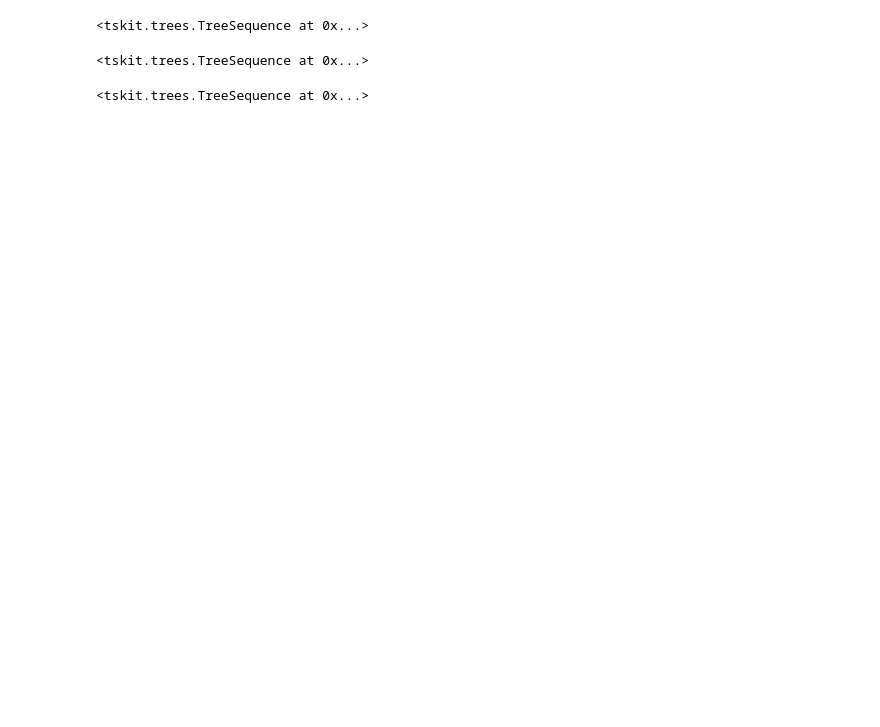
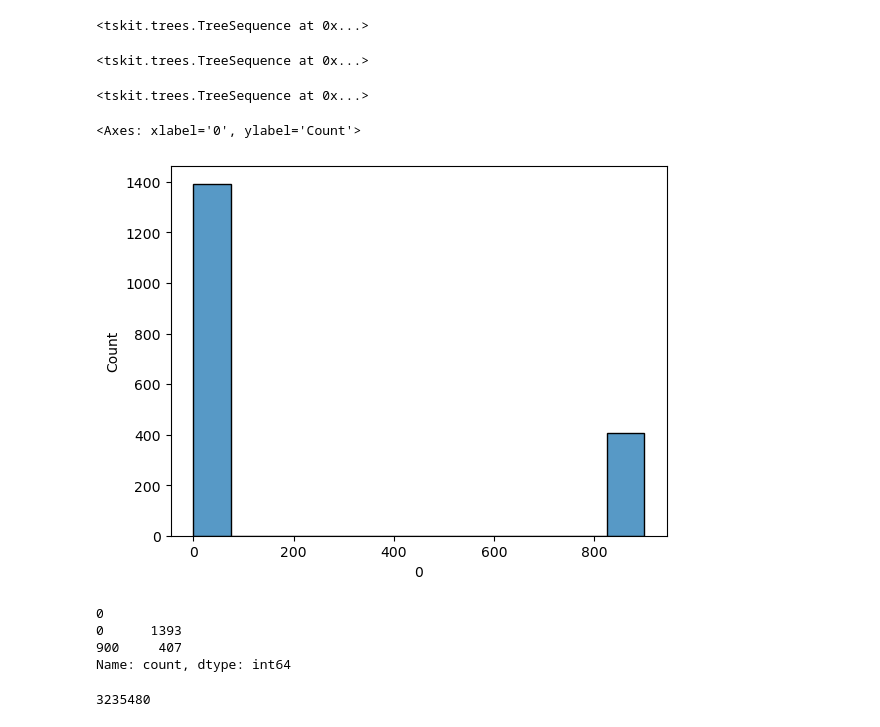
Before and after one commit to Tatianabellagio/slim_grenenet, a Jupyter notebook: test.ipynb, the cells around one changed output. Cells and saved outputs as stored; diff of their text form; code cells hidden in the pictures; blank space fills up the shorter version.

```diff
--- a/test.ipynb
+++ b/test.ipynb
@@ -373,3 +373,17 @@ og_tree_offset_after_cloning
 og_tree_offset_after_cloning.simplify()
 # %% [output]
 <tskit.trees.TreeSequence at 0x...>
+# %%
+pop_sizes = pd.read_csv('pop_sizes.csv')
+# %%
+sns.histplot(pop_sizes['0'])
+# %% [output]
+<Axes: xlabel='0', ylabel='Count'>
+[figure, added]
+# %%
+pop_sizes['0'].value_counts()
+# %% [output]
+0
+0      1393
+900     407
+Name: count, dtype: int64
@@ -375,0 +422,4 @@ og_tree_offset_after_cloning.simplify()
+# %%
+len(pos_vcf_og_og)
+# %% [output]
+3235480
```
Also changed, not shown: parts of 9 cells of this notebook, 3 other files.
